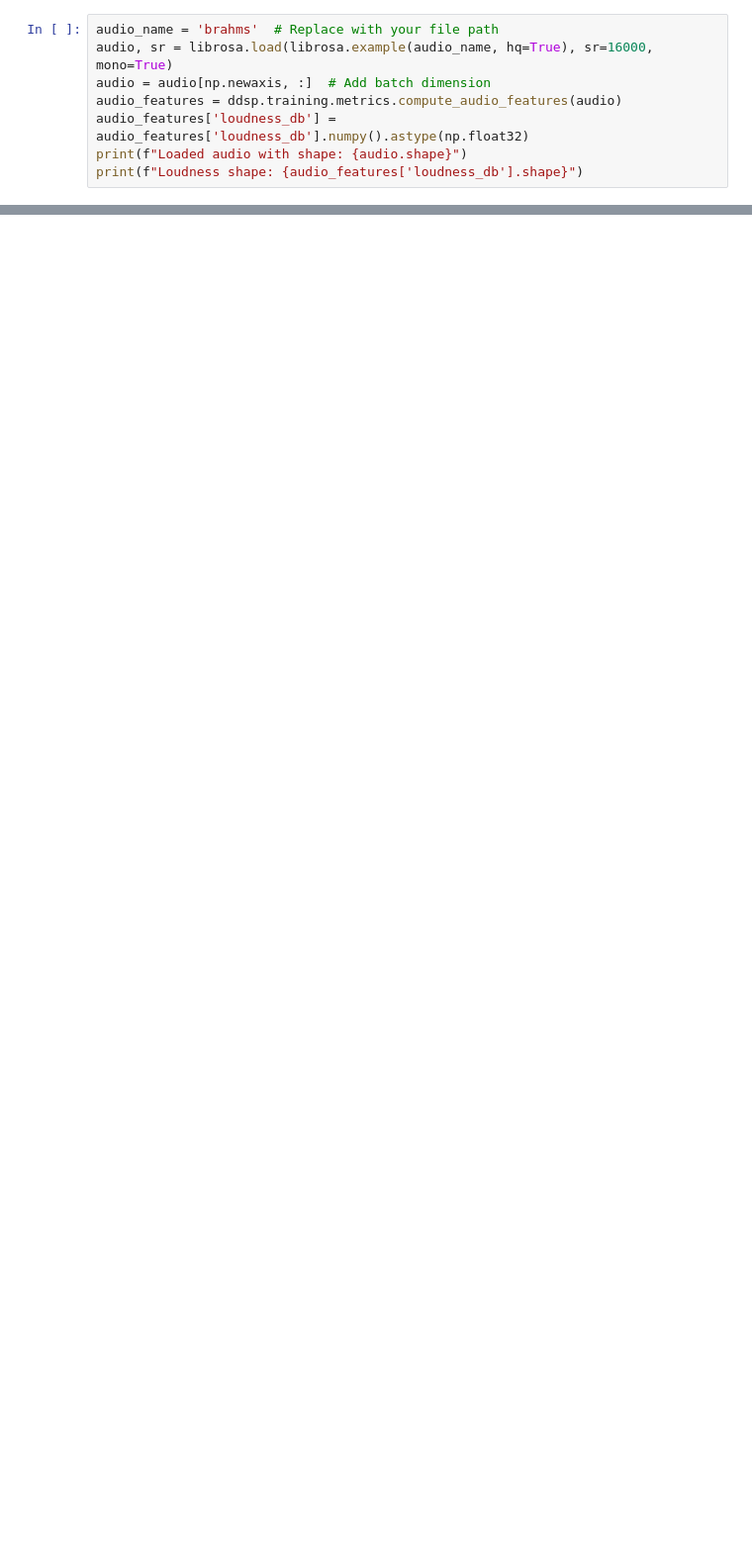
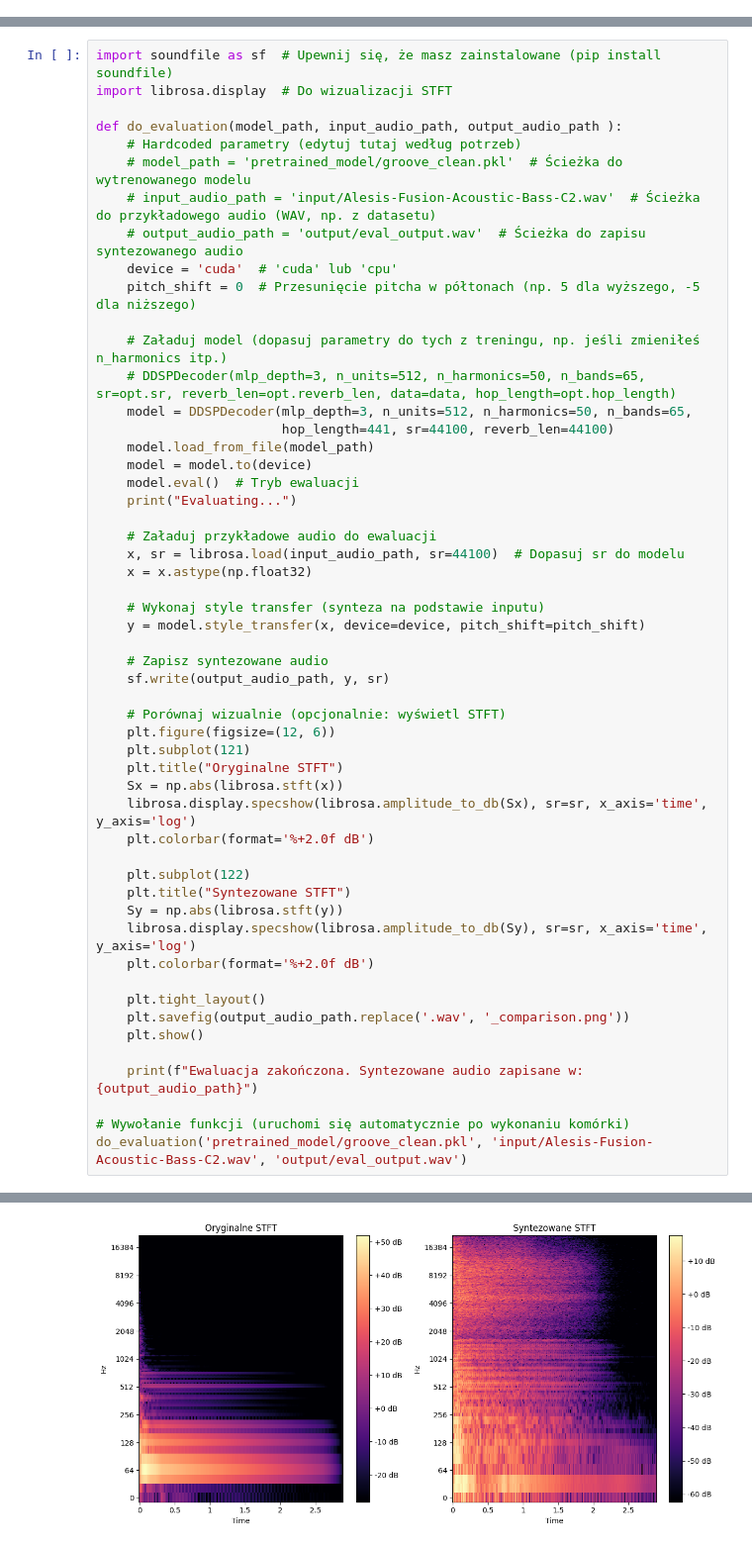
Before and after one commit to Cezym/EchoMark, a Jupyter notebook: notebooks/04_sj_ddsp_model.ipynb, the cells around one changed output, grey strips where cells are left out. Shown at 99% size. Saved outputs shown, nothing was run; the diff lists cells and outputs as text; blank space fills up the shorter version.

Commit message:
Improved ddsp experiments. Went through simple training and evaluation of audio.

```diff
--- a/notebooks/04_sj_ddsp_model.ipynb
+++ b/notebooks/04_sj_ddsp_model.ipynb
@@ -29,8 +0,0 @@ import matplotlib.pyplot as plt
-# %%
-audio_name = 'brahms'  # Replace with your file path
-audio, sr = librosa.load(librosa.example(audio_name, hq=True), sr=16000, mono=True)
-audio = audio[np.newaxis, :]  # Add batch dimension
-audio_features = ddsp.training.metrics.compute_audio_features(audio)
-audio_features['loudness_db'] = audio_features['loudness_db'].numpy().astype(np.float32)
-print(f"Loaded audio with shape: {audio.shape}")
-print(f"Loudness shape: {audio_features['loudness_db'].shape}")
@@ -129,0 +703,54 @@ Processed audio saved as 'processed_audio.wav'
+# %%
+import soundfile as sf  # Upewnij się, że masz zainstalowane (pip install soundfile)
+import librosa.display  # Do wizualizacji STFT
+
+def do_evaluation(model_path, input_audio_path, output_audio_path ):
+    # Hardcoded parametry (edytuj tutaj według potrzeb)
+    # model_path = 'pretrained_model/groove_clean.pkl'  # Ścieżka do wytrenowanego modelu
+    # input_audio_path = 'input/Alesis-Fusion-Acoustic-Bass-C2.wav'  # Ścieżka do przykładowego audio (WAV, np. z datasetu)
+    # output_audio_path = 'output/eval_output.wav'  # Ścieżka do zapisu syntezowanego audio
+    device = 'cuda'  # 'cuda' lub 'cpu'
+    pitch_shift = 0  # Przesunięcie pitcha w półtonach (np. 5 dla wyższego, -5 dla niższego)
+
+    # Załaduj model (dopasuj parametry do tych z treningu, np. jeśli zmieniłeś n_harmonics itp.)
+    # DDSPDecoder(mlp_depth=3, n_units=512, n_harmonics=50, n_bands=65, sr=opt.sr, reverb_len=opt.reverb_len, data=data, hop_length=opt.hop_length)
+    model = DDSPDecoder(mlp_depth=3, n_units=512, n_harmonics=50, n_bands=65,
+                        hop_length=441, sr=44100, reverb_len=44100)
+    model.load_from_file(model_path)
+    model = model.to(device)
+    model.eval()  # Tryb ewaluacji
+    print("Evaluating...")
+
+    # Załaduj przykładowe audio do ewaluacji
+    x, sr = librosa.load(input_audio_path, sr=44100)  # Dopasuj sr do modelu
+    x = x.astype(np.float32)
+
+    # Wykonaj style transfer (synteza na podstawie inputu)
+    y = model.style_transfer(x, device=device, pitch_shift=pitch_shift)
+
+    # Zapisz syntezowane audio
+    sf.write(output_audio_path, y, sr)
+
+    # Porównaj wizualnie (opcjonalnie: wyświetl STFT)
+    plt.figure(figsize=(12, 6))
+    plt.subplot(121)
+    plt.title("Oryginalne STFT")
+    Sx = np.abs(librosa.stft(x))
+    librosa.display.specshow(librosa.amplitude_to_db(Sx), sr=sr, x_axis='time', y_axis='log')
+    plt.colorbar(format='%+2.0f dB')
+
+    plt.subplot(122)
+    plt.title("Syntezowane STFT")
+    Sy = np.abs(librosa.stft(y))
+    librosa.display.specshow(librosa.amplitude_to_db(Sy), sr=sr, x_axis='time', y_axis='log')
+    plt.colorbar(format='%+2.0f dB')
+
+    plt.tight_layout()
+    plt.savefig(output_audio_path.replace('.wav', '_comparison.png'))
+    plt.show()
+
+    print(f"Ewaluacja zakończona. Syntezowane audio zapisane w: {output_audio_path}")
+
+# Wywołanie funkcji (uruchomi się automatycznie po wykonaniu komórki)
+do_evaluation('pretrained_model/groove_clean.pkl', 'input/Alesis-Fusion-Acoustic-Bass-C2.wav', 'output/eval_output.wav')
+# %% [output]
@@ -129,0 +760 @@ Processed audio saved as 'processed_audio.wav'
+[figure, added]
```
Also changed, not shown: parts of 24 cells of this notebook.
